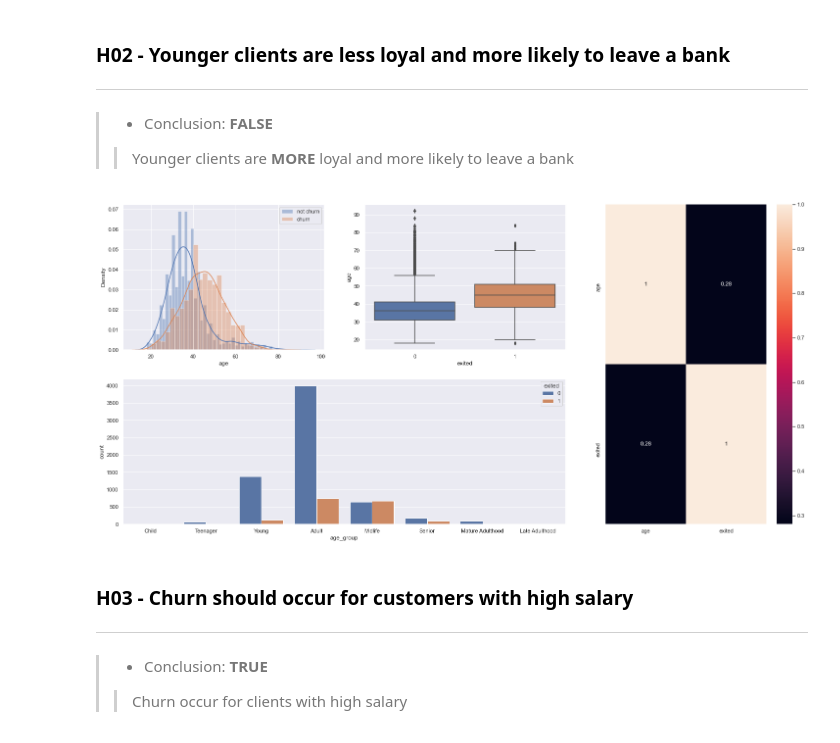
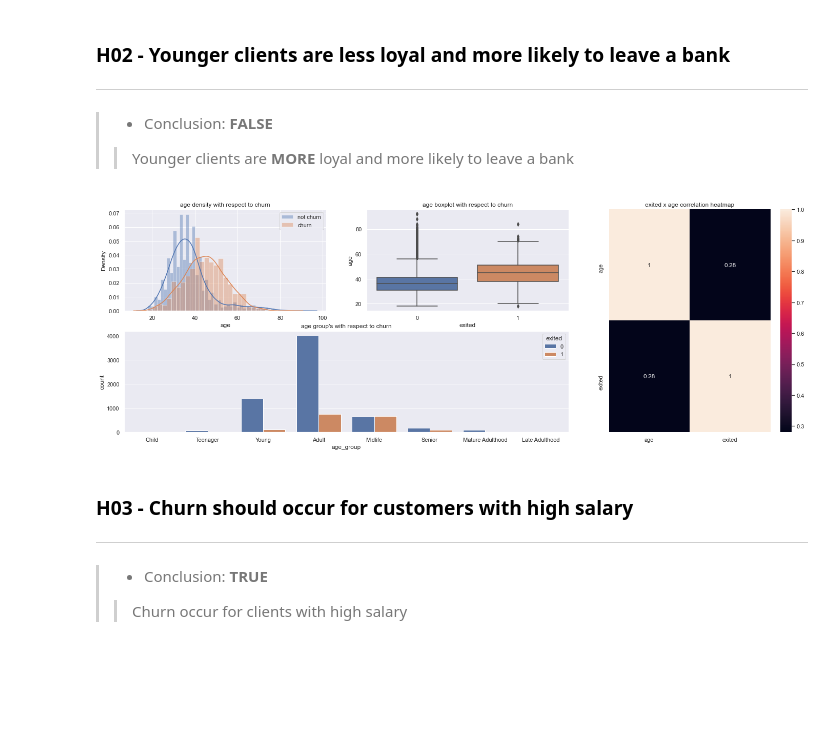
Before and after one commit to FabioCaffarello/Churn-Prediction-TopBank, a Jupyter notebook: 02-Notebooks/02-Scond_Cycle_CRISP/workflow_complete.ipynb, the cells around one changed output. Cells and saved outputs as stored; diff of their text form; code cells hidden in the pictures; blank space fills up the shorter version.

```diff
--- a/02-Notebooks/02-Scond_Cycle_CRISP/workflow_complete.ipynb
+++ b/02-Notebooks/02-Scond_Cycle_CRISP/workflow_complete.ipynb
@@ -632,24 +632,27 @@ sns.barplot(x=gender_percentage_churn.index, y=gender_percentage_churn, order=['
 # %%
 aux02 = df04[['age', 'age_group', 'exited']]
 
 grid = GridSpec(2, 3)
 
 plt.subplot(grid[0,0])
 #sns.histplot(x='age', bins=25, hue='exited', data=aux01);
 sns.distplot(aux02[aux02['exited'] == 0]['age'], label='not churn');
 sns.distplot(aux02[aux02['exited'] == 1]['age'], label='churn');
-plt.legend()
+plt.title("age density with respect to churn");
+plt.legend();
 
 plt.subplot(grid[0,1])
-sns.boxplot(x='exited', y='age', data=aux02);
+sns.boxplot(x='exited', y='age', data=aux02).set_title("age boxplot with respect to churn");
 
 plt.subplot(grid[1,:2])
 sns.countplot(x='age_group', hue='exited', order=['Child', 'Teenager', 'Young',
                                                   'Adult','Midlife','Senior','Mature Adulthood','Late Adulthood'], data=aux02);
+plt.title("age group's with respect to churn");
+
 plt.subplot(grid[:,2])
-sns.heatmap(aux02.corr(method='pearson'),annot=True);
+sns.heatmap(aux02.corr(method='pearson'),annot=True).set_title("exited x age correlation heatmap");
 # %% [output]
-[figure, old version]
+[figure, new version]
 # %% [markdown]
 ### H03 - Churn should occur for customers with high salary
 ---
```
Also changed, not shown: parts of 3 cells of this notebook.
